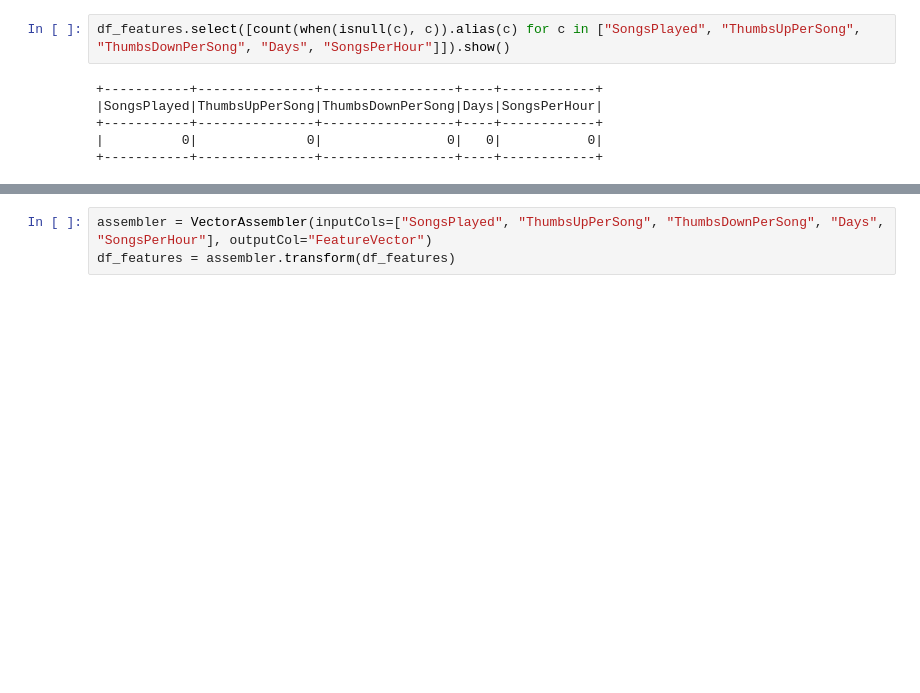
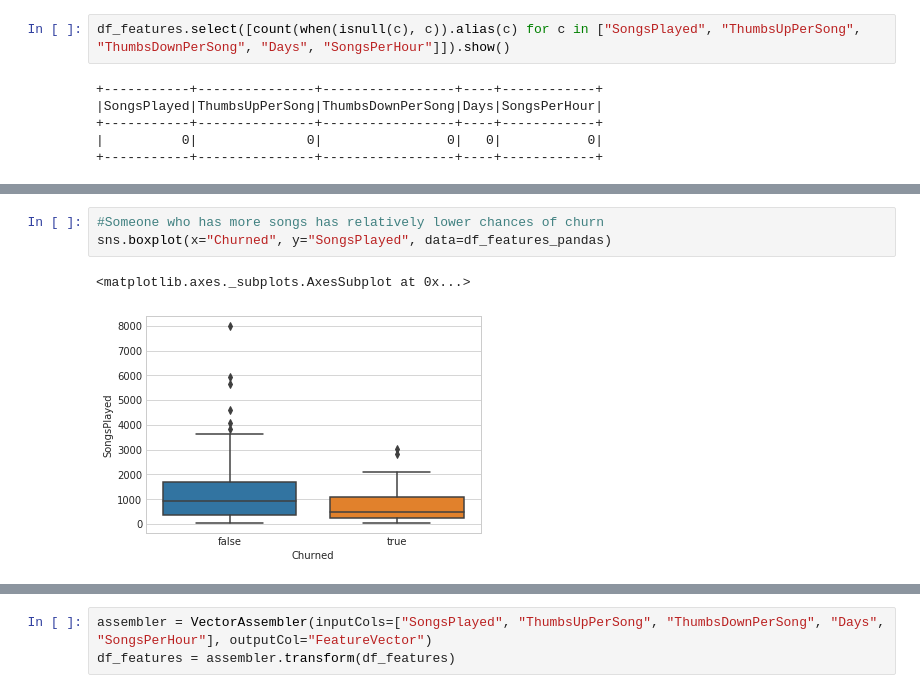
Before and after one commit to canaveensetia/udacity-customer-churn-prediction-using-spark, a Jupyter notebook: Sparkify.ipynb, the cells around one changed output, grey strips where cells are left out. Drawn from its saved outputs; the diff is of its cells as text; blank space fills up the shorter version.

```diff
--- a/Sparkify.ipynb
+++ b/Sparkify.ipynb
@@ -220,0 +241,6 @@ df_features.select([count(when(isnull(c), c)).alias(c) for c in ["SongsPlayed",
+# %%
+#Someone who has more songs has relatively lower chances of churn
+sns.boxplot(x="Churned", y="SongsPlayed", data=df_features_pandas)
+# %% [output]
+<matplotlib.axes._subplots.AxesSubplot at 0x...>
+[figure, added]
```
Also changed, not shown: parts of 13 cells of this notebook, 2 other files.
